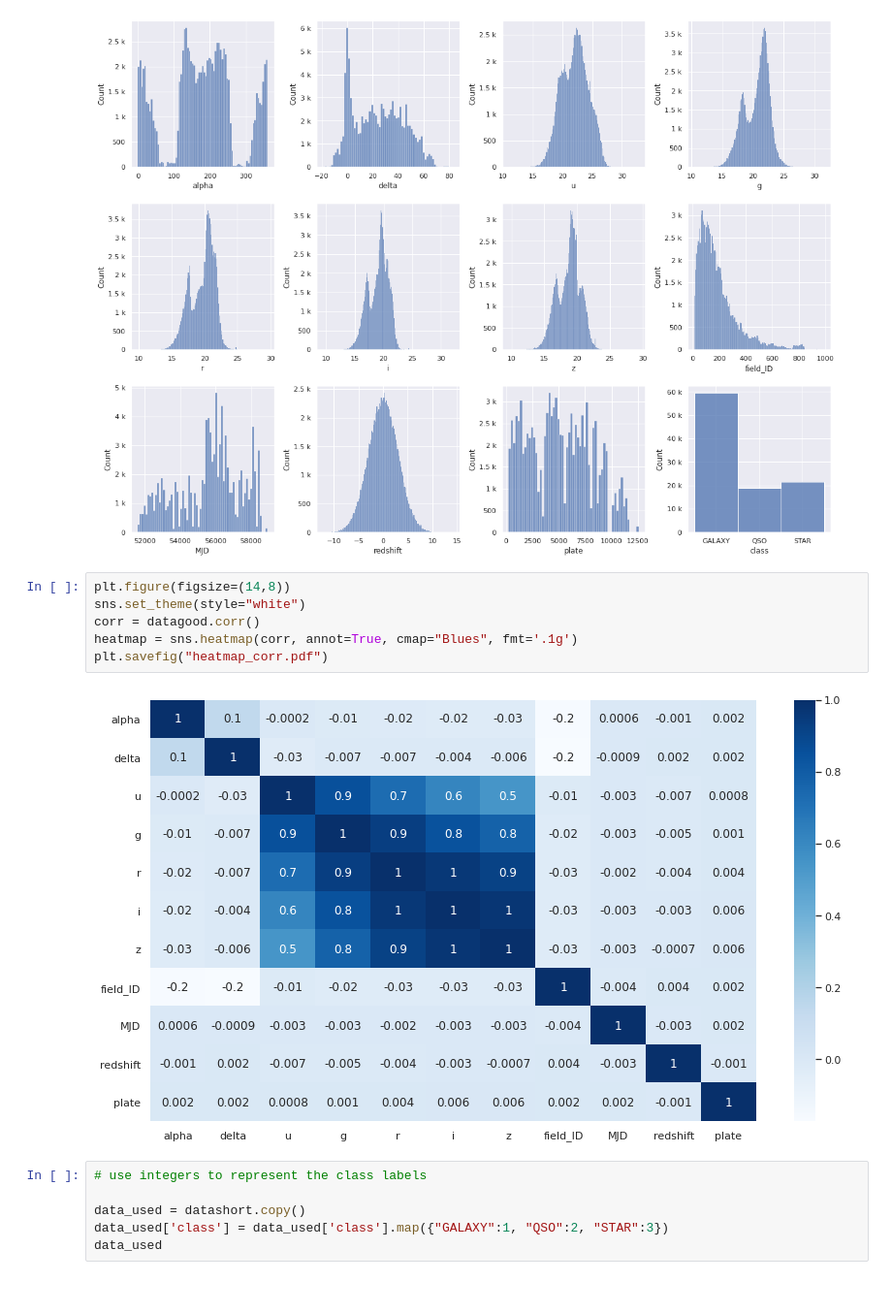
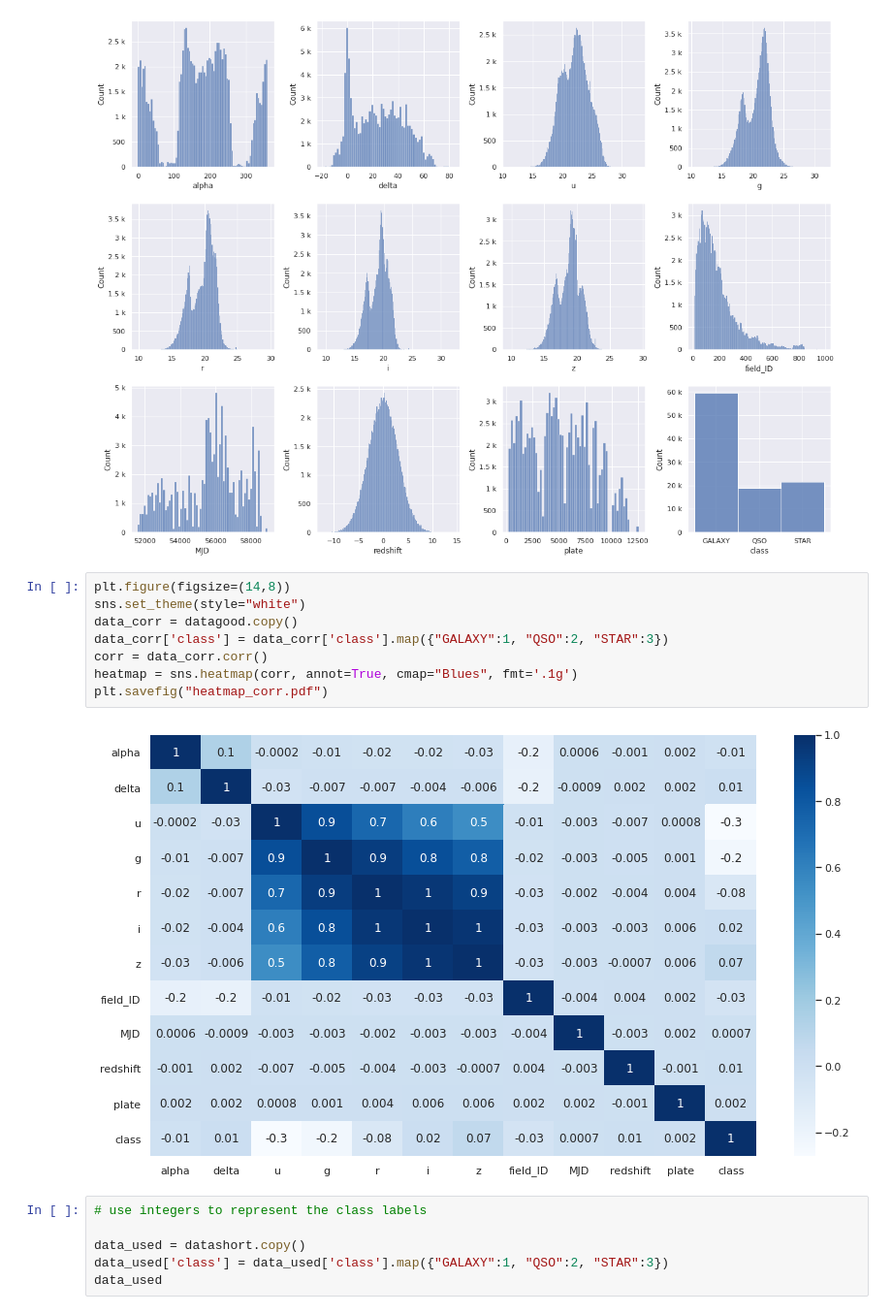
Before and after one commit to LiurongLin/IML_2022, a Jupyter notebook: A2/IML_Assignment_2.ipynb, the cells around one changed output. Shown: that part at 97% size. Cells and saved outputs as stored; diff of their text form.

```diff
--- a/A2/IML_Assignment_2.ipynb
+++ b/A2/IML_Assignment_2.ipynb
@@ -98,11 +86,13 @@ plt.savefig("hist_all_features.pdf")
 # %%
 plt.figure(figsize=(14,8))
 sns.set_theme(style="white")
-corr = datagood.corr()
+data_corr = datagood.copy()
+data_corr['class'] = data_corr['class'].map({"GALAXY":1, "QSO":2, "STAR":3})
+corr = data_corr.corr()
 heatmap = sns.heatmap(corr, annot=True, cmap="Blues", fmt='.1g')
 plt.savefig("heatmap_corr.pdf")
 # %% [output]
-[figure, old version]
+[figure, new version]
 # %%
 # use integers to represent the class labels
 
```
Also changed, not shown: parts of 21 cells of this notebook.
